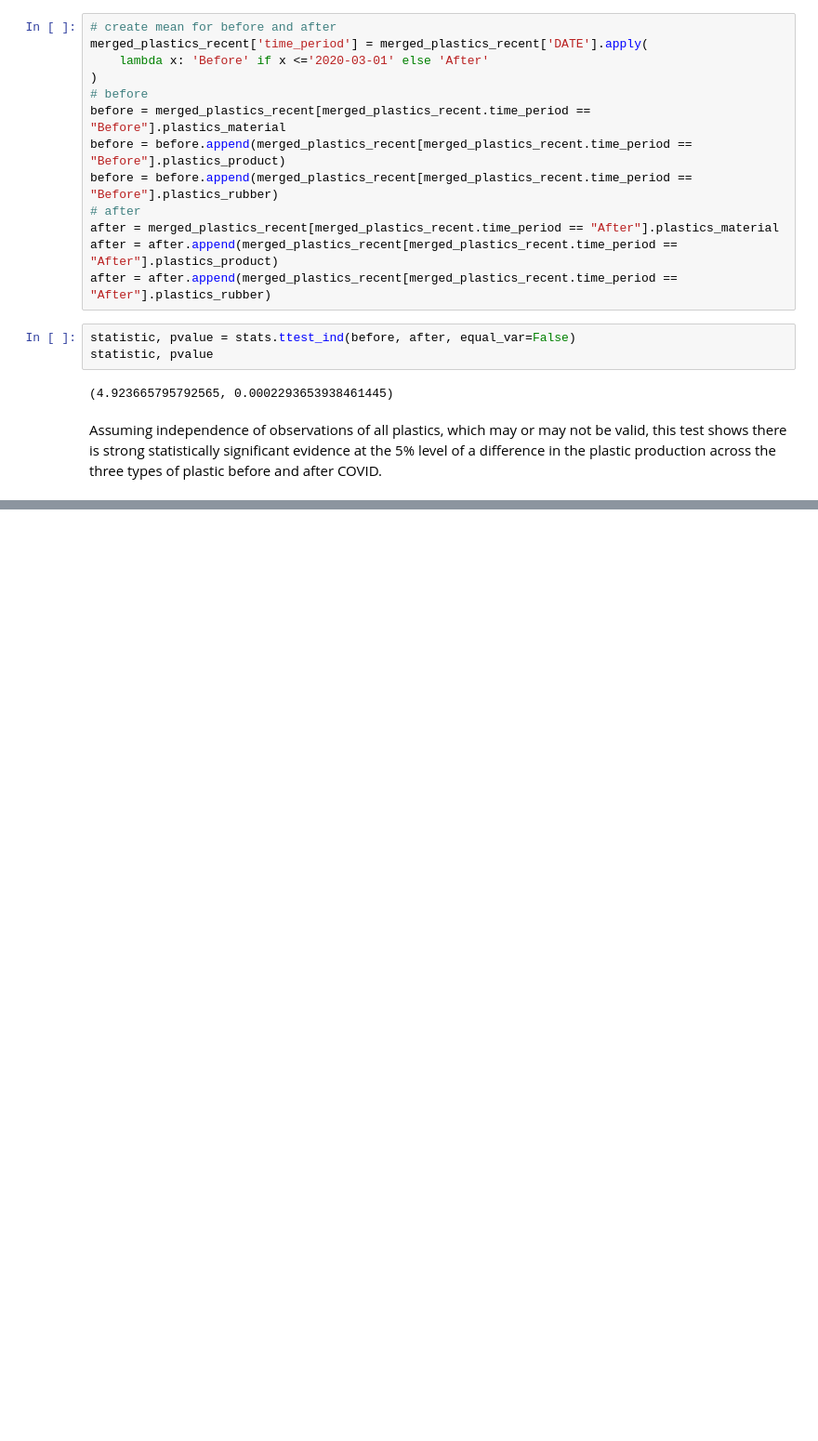
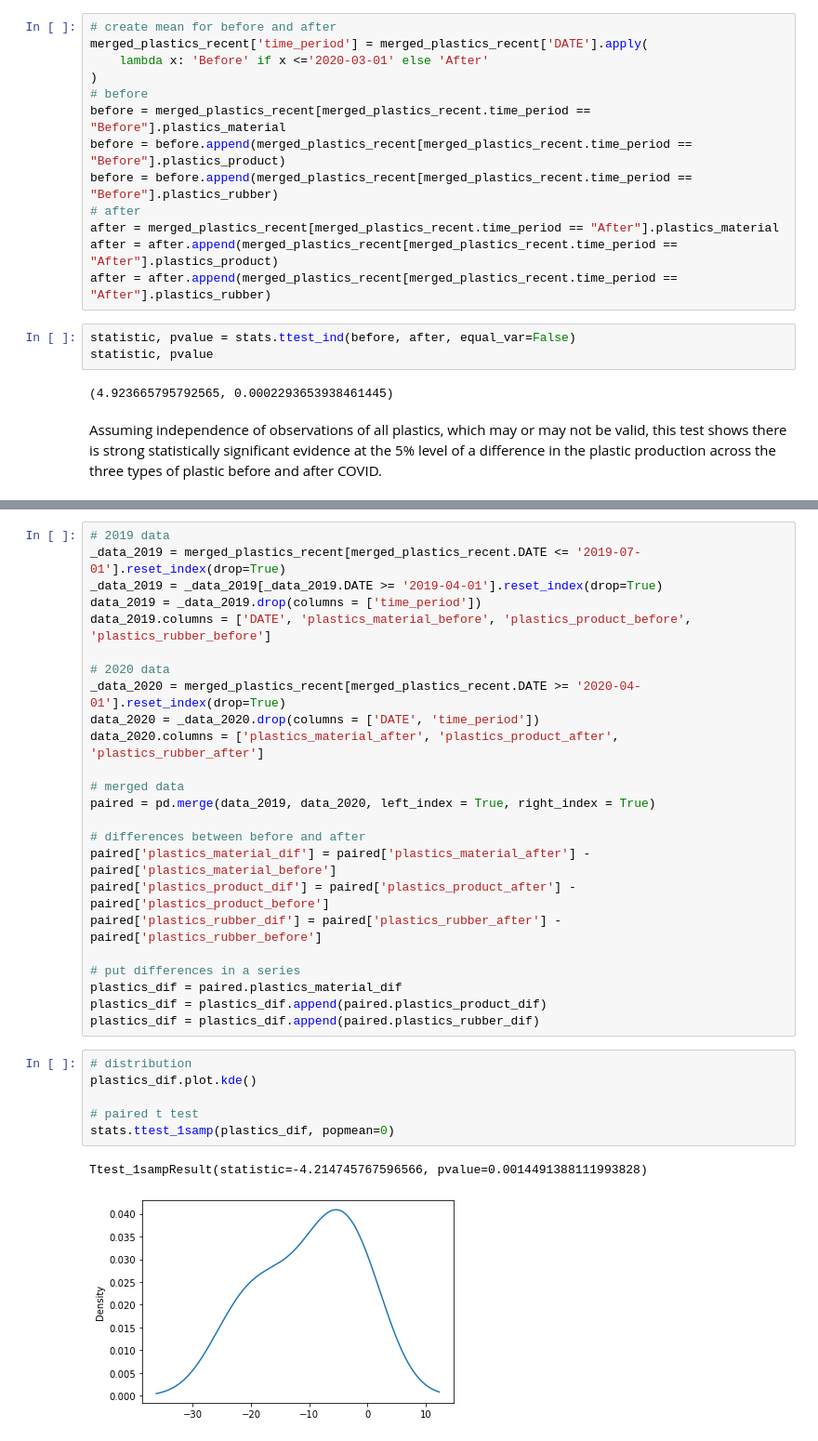
Before and after one commit to baileywellen/COVID-environmental-impact, a Jupyter notebook: plastic_eda.ipynb, the cells around one changed output, grey strips where cells are left out. Shown at 93% size. Drawn from its saved outputs; the diff is of its cells as text; blank space fills up the shorter version.

Commit message:
Add files via upload
addition of seasonal adjusted paired t-test

```diff
--- a/plastic_eda.ipynb
+++ b/plastic_eda.ipynb
@@ -198,0 +210,33 @@ Assuming independence of observations of all plastics, which may or may not be v
+# %%
+# 2019 data
+_data_2019 = merged_plastics_recent[merged_plastics_recent.DATE <= '2019-07-01'].reset_index(drop=True)
+_data_2019 = _data_2019[_data_2019.DATE >= '2019-04-01'].reset_index(drop=True)
+data_2019 = _data_2019.drop(columns = ['time_period'])
+data_2019.columns = ['DATE', 'plastics_material_before', 'plastics_product_before', 'plastics_rubber_before']
+
+# 2020 data
+_data_2020 = merged_plastics_recent[merged_plastics_recent.DATE >= '2020-04-01'].reset_index(drop=True)
+data_2020 = _data_2020.drop(columns = ['DATE', 'time_period'])
+data_2020.columns = ['plastics_material_after', 'plastics_product_after', 'plastics_rubber_after']
+
+# merged data
+paired = pd.merge(data_2019, data_2020, left_index = True, right_index = True)
+
+# differences between before and after
+paired['plastics_material_dif'] = paired['plastics_material_after'] - paired['plastics_material_before']
+paired['plastics_product_dif'] = paired['plastics_product_after'] - paired['plastics_product_before']
+paired['plastics_rubber_dif'] = paired['plastics_rubber_after'] - paired['plastics_rubber_before']
+
+# put differences in a series
+plastics_dif = paired.plastics_material_dif
+plastics_dif = plastics_dif.append(paired.plastics_product_dif)
+plastics_dif = plastics_dif.append(paired.plastics_rubber_dif)
+# %%
+# distribution
+plastics_dif.plot.kde()
+
+# paired t test
+stats.ttest_1samp(plastics_dif, popmean=0)
+# %% [output]
+Ttest_1sampResult(statistic=-4.214745767596566, pvalue=0.0014491388111993828)
+[figure, added]
```
Also changed, not shown: parts of 2 cells of this notebook.
